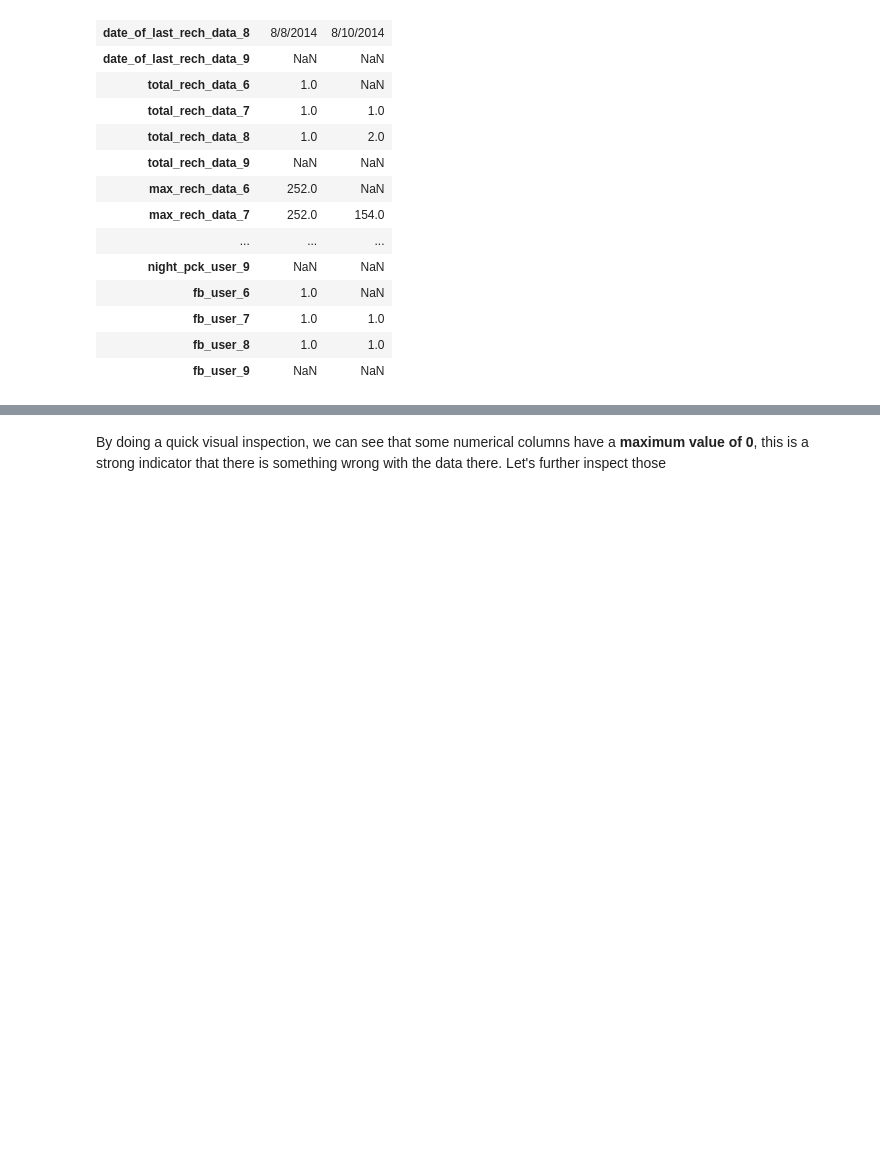
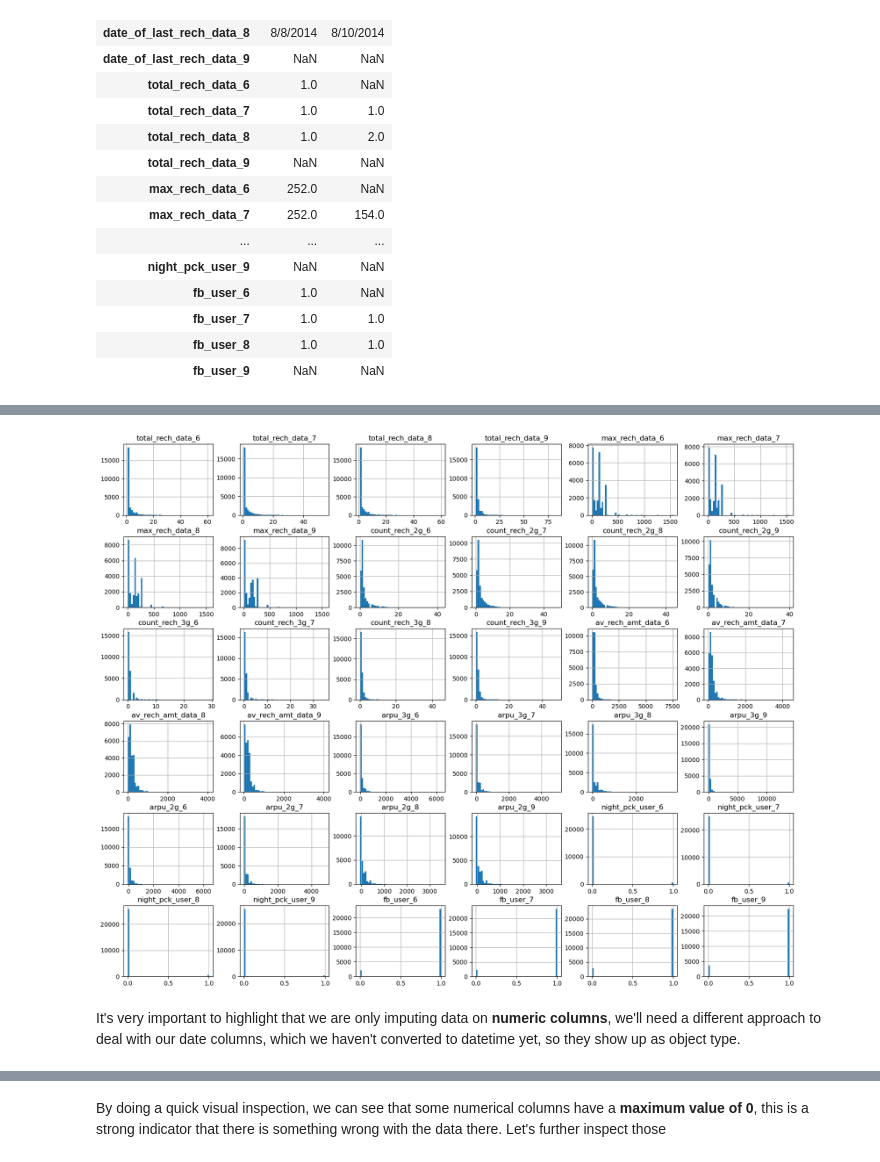
Before and after one commit to arthurcab/churn-prediction, a Jupyter notebook: notebooks/EDA.ipynb, the cells around one changed output, grey strips where cells are left out. Drawn from its saved outputs; the diff is of its cells as text; code cells hidden in the pictures; blank space fills up the shorter version.

Commit message:
Missing data investiagion

```diff
--- a/notebooks/EDA.ipynb
+++ b/notebooks/EDA.ipynb
@@ -97,10 +98,10 @@ There is a lot of missing data. While some of it is within a somewhat acceptable
 # %%
 # Capture the columns with over 70% missing values in a list
 na_pct = df.isna().mean()*100
-filtered_cols = na_pct[na_pct > 70].index
+missing_values_cols = na_pct[na_pct > 70].index
 
 # Check the data
-df[filtered_cols].head(2).T
+df[missing_values_cols].head(2).T
 # %% [output]
 |  | 0 | 1 |
 | date_of_last_rech_data_6 | 6/21/2014 | NaN |
@@ -129,0 +135,8 @@ For more details on what each acronym mean, check the [Data Dictionary]
+# %%
+# Let's plot the distribution of the variables
+df[missing_values_cols].hist(bins=50, figsize=(20, 16))
+plt.show()
+# %% [output]
+[figure, added]
+# %% [markdown]
+It's very important to highlight that we are only imputing data on **numeric columns**, we'll need a different approach to deal with our date columns, which we haven't converted to datetime yet, so they show up as object type.
```
Also changed, not shown: parts of 7 cells of this notebook.
